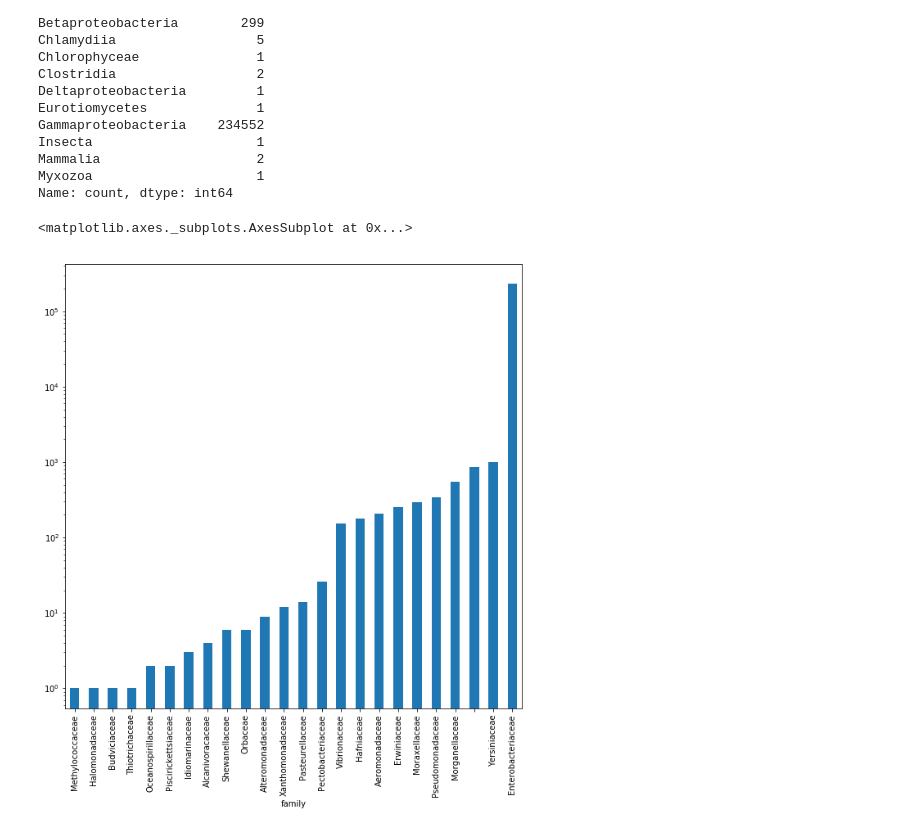
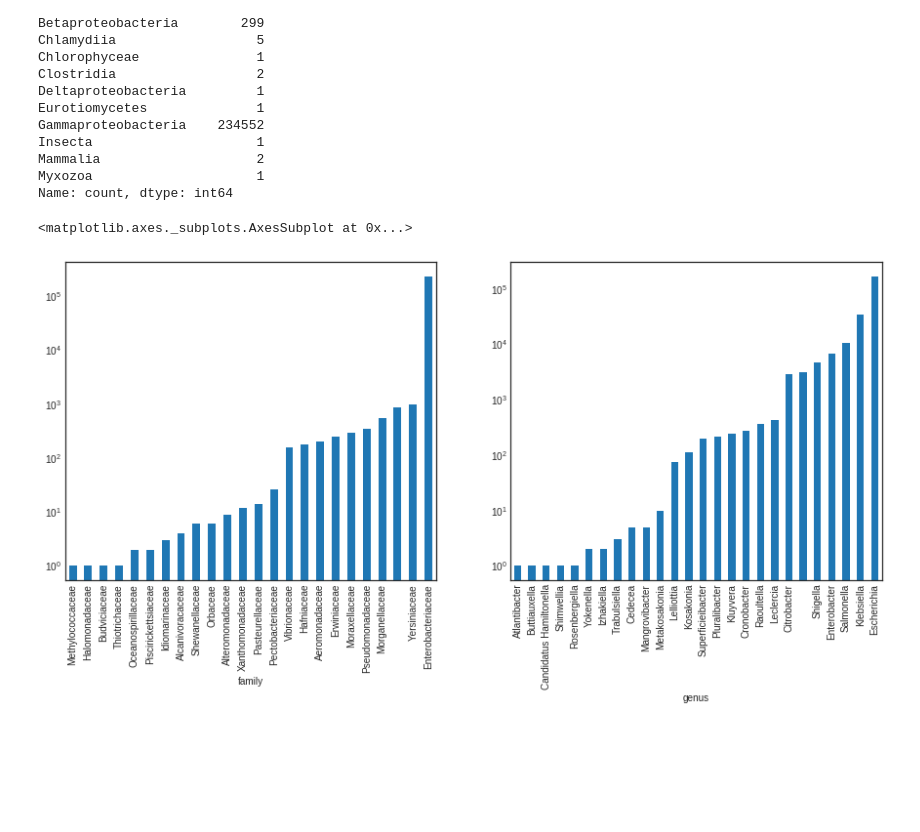
Before and after one commit to algaebrown/resistanceExp, a Jupyter notebook: visualization/exp8_blast/20181005hypothetical_taxa_hit.ipynb, the cells around one changed output. Cells and saved outputs as stored; diff of their text form; code cells hidden in the pictures; blank space fills up the shorter version.

```diff
--- a/visualization/exp8_blast/20181005hypothetical_taxa_hit.ipynb
+++ b/visualization/exp8_blast/20181005hypothetical_taxa_hit.ipynb
@@ -130,6 +130,8 @@ s.sort_values(ascending = False)
 Length: 4640, dtype: int64
 # %%
 %matplotlib inline
+import matplotlib.pyplot as plt
+plt.style.use('seaborn-white')
 s.sort_values(ascending = False)[:100].plot(kind = 'bar')
 # %% [output]
 <matplotlib.axes._subplots.AxesSubplot at 0x...>
@@ -210,7 +212,9 @@ Mammalia                    2
 Myxozoa                     1
 Name: count, dtype: int64
 # %%
-taxon_df.loc[taxon_df['class'] == 'Gammaproteobacteria'].groupby(by = 'family')['count'].sum().sort_values().plot(kind = 'bar', logy = True, figsize = (10,10))
+
+taxon_df.loc[taxon_df['class'] == 'Gammaproteobacteria'].groupby(by = 'family')['count'].sum().sort_values().plot(kind = 'bar', logy = True, )
+taxon_df.loc[taxon_df['family'] == 'Enterobacteriaceae'].groupby(by = 'genus')['count'].sum().sort_values().plot(kind = 'bar', logy = True, ax=axes[1])
 # %% [output]
 <matplotlib.axes._subplots.AxesSubplot at 0x...>
-[figure, old version]
+[figure, new version]
```
Also changed, not shown: parts of 6 cells of this notebook, 23 other files.
